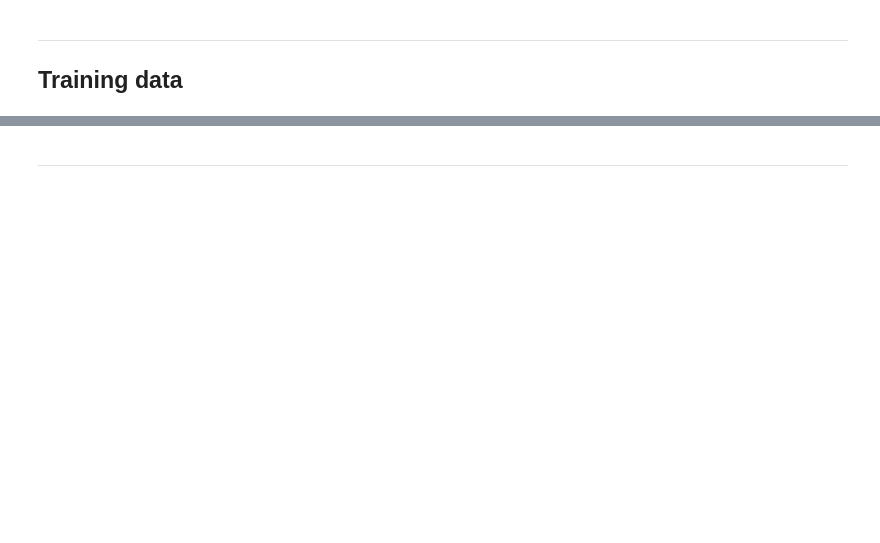
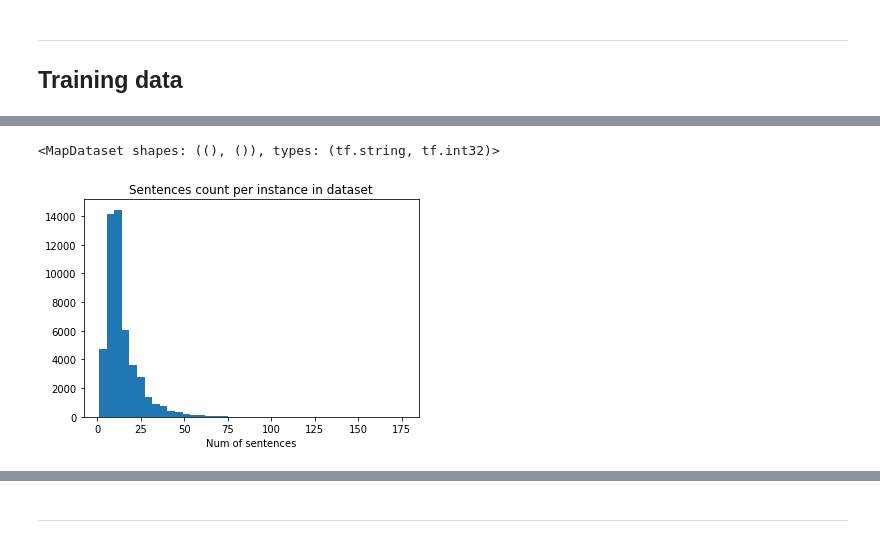
Before and after one commit to tomasMizera/dt-ai-explanation, a Jupyter notebook: notebooks/lime/lime-tf.ipynb, the cells around one changed output, grey strips where cells are left out. Saved outputs shown, nothing was run; the diff lists cells and outputs as text; code cells hidden in the pictures; blank space fills up the shorter version.

```diff
--- a/notebooks/lime/lime-tf.ipynb
+++ b/notebooks/lime/lime-tf.ipynb
@@ -475,8 +449,9 @@ KeyboardInterrupt:
 # %%
 import tensorflow_datasets as tfds
 # %%
-train_data, validation_data, test_data = tfds.load(
+# train_data, validation_data, test_data = tfds.load(
+data = tfds.load(
     name="imdb_reviews",
-    split=('train[:60%]', 'train[60%:]', 'test'),
+    split=('train+test'),
     as_supervised=True)
 # %%
@@ -483,0 +478,5 @@ len(test_data)
+# %%
+def proc(x, y):
+    return x, len(tf.strings.split(x, sep='.'))
+# %%
+processed_data = data.map(proc)
@@ -483,0 +496,13 @@ len(test_data)
+# %%
+processed_data
+# %% [output]
+<MapDataset shapes: ((), ()), types: (tf.string, tf.int32)>
+# %%
+vals = np.fromiter(processed_data.map(lambda x, y: y), int)
+# %%
+plt.hist(vals, bins=40)
+plt.title('Sentences count per instance in dataset')
+plt.xlabel("Num of sentences")
+plt.show();
+# %% [output]
+[figure, added]
```
Also changed, not shown: parts of 43 cells of this notebook, 15 other files.
